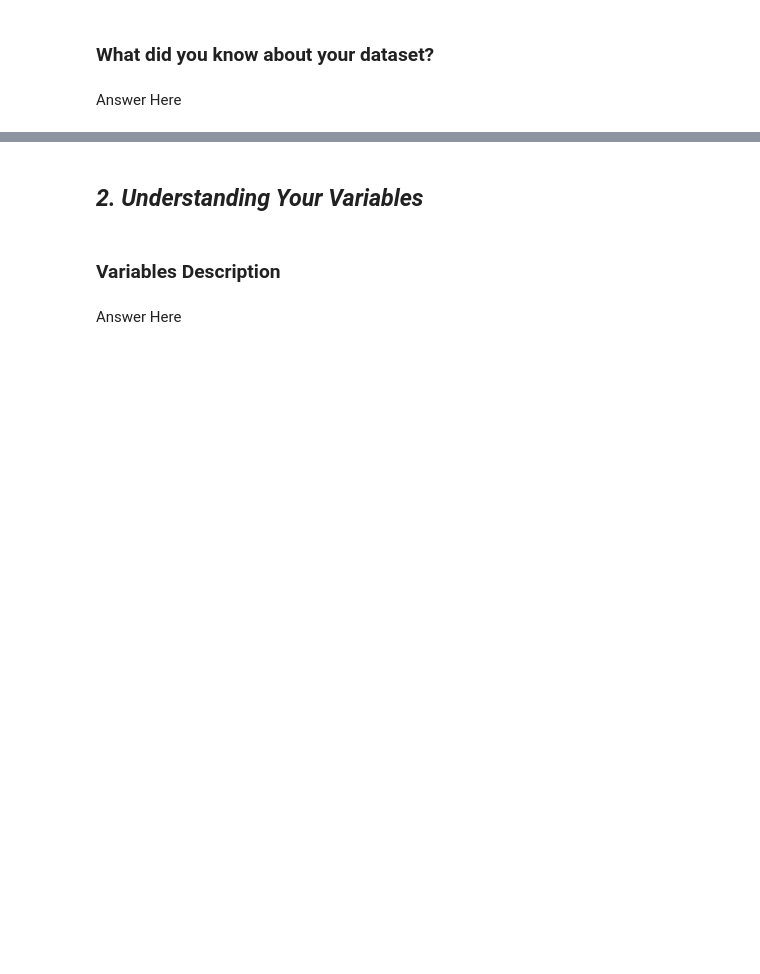
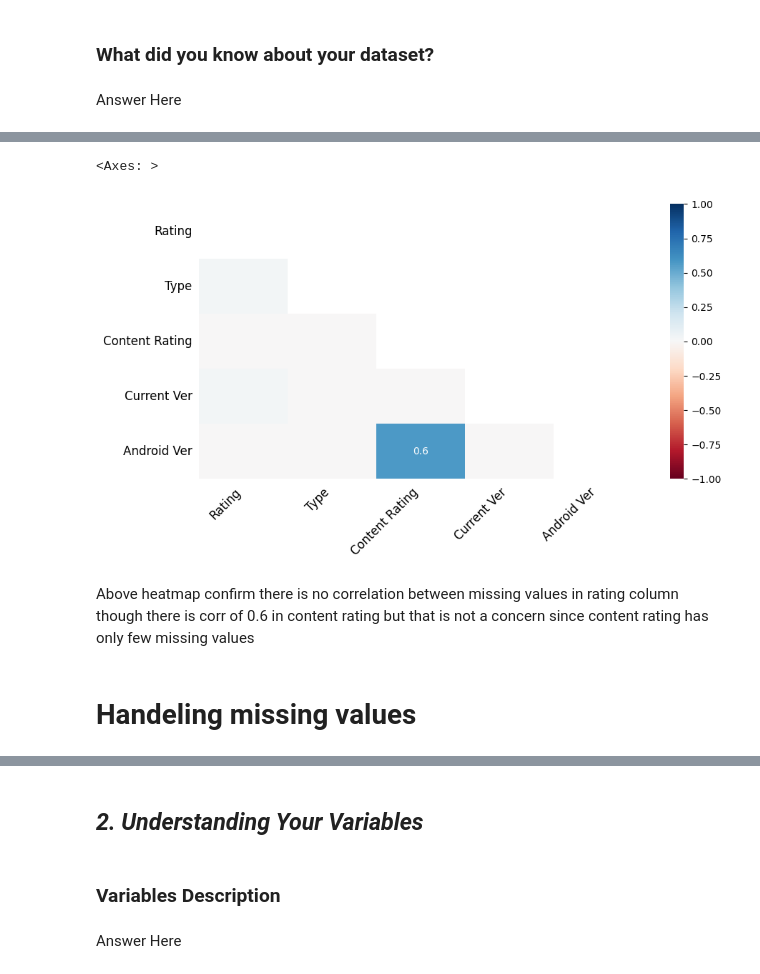
Before and after one commit to inderjeetsharma24/Exploratory-Data-Analysis-capstone-project-, a Jupyter notebook: Copy_of_Sample_EDA_Submission_Template.ipynb, the cells around one changed output, grey strips where cells are left out. Cells and saved outputs as stored; diff of their text form; code cells hidden in the pictures; blank space fills up the shorter version.

```diff
--- a/Copy_of_Sample_EDA_Submission_Template.ipynb
+++ b/Copy_of_Sample_EDA_Submission_Template.ipynb
@@ -103,0 +230,11 @@ Answer Here
+# %%
+# Visualize the correlation between the number of
+# missing values in different columns as a heatmap
+msno.heatmap(df1,figsize=(10,5), fontsize=12)
+# %% [output]
+<Axes: >
+[figure, added]
+# %% [markdown]
+Above heatmap confirm there is no correlation between missing values in rating column though there is corr of 0.6 in content rating but that is not a concern since content rating has only few missing values
+# %% [markdown]
+# Handeling missing values
```
Also changed, not shown: parts of 33 cells of this notebook.
